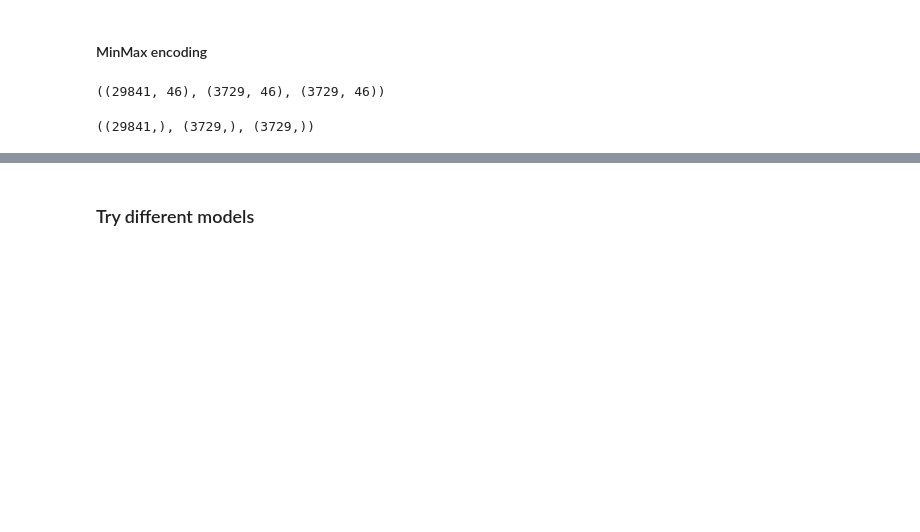
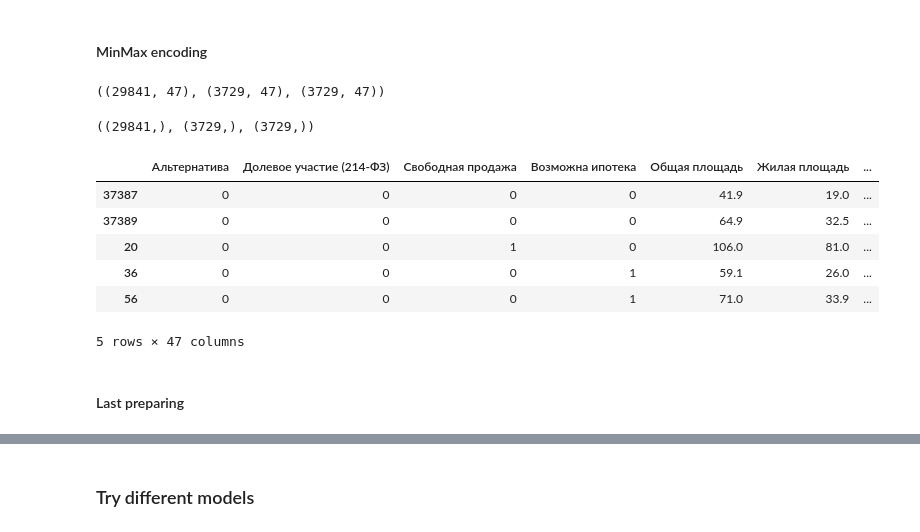
Before and after one commit to aleksanp/cian_prices, a Jupyter notebook: cian_prices.ipynb, the cells around one changed output, grey strips where cells are left out. Cells and saved outputs as stored; diff of their text form; code cells hidden in the pictures; blank space fills up the shorter version.

```diff
--- a/cian_prices.ipynb
+++ b/cian_prices.ipynb
@@ -1132,8 +1166,8 @@ x_test = x_test.drop('Дата обновления', axis=1)
 # %%
 def feature_encoding(features, encoder, x_train, x_valid, x_test,
-                     encoder_args=[], encoder_kwargs=dict(), y_train=None):
+                     y_train=None, *args, **kwargs):
 
-    encoder = encoder(*encoder_args, **encoder_kwargs)
+    encoder = encoder(*args, **kwargs)
     if y_train is not None:
         encoder.fit(x_train[features], y_train)
     else:
@@ -1170,16 +1204,12 @@ target_features = ['Название дома (ЖК)', 'ФИО продавца'
 target_cols_train, target_cols_valid, target_cols_test = (
     feature_encoding(
         target_features, TargetEncoder, x_train, x_valid,
-        x_test, y_train=y_train
-    )
-)
+        x_test, y_train=y_train))
 
 x_train, x_valid, x_test = (
     join_features(
         x_train, x_valid, x_test,
-        target_cols_train, target_cols_valid, target_cols_test
-    )
-)
+        target_cols_train, target_cols_valid, target_cols_test))
 # %%
 x_train[target_features]
 # %% [output]
@@ -1243,18 +1264,14 @@ Index(['Общая площадь', 'Жилая площадь', 'Площадь
 # %%
-scaled_features = ['Общая площадь', 'Жилая площадь', 'Площадь кухни', 'Время до метро',
-       'Цена от времени', 'Год', 'Месяц', 'Этаж', 'Этажей в доме',
-       'Лифт пассажирский (кол-во)', 'Лифт грузовой (кол-во)',
-       'Количество комнат', 'Высота потолков', 'Кол-во раздельных санузлов']
+# scaled_features = ['Общая площадь', 'Жилая площадь', 'Площадь кухни', 'Время до метро',
+#        'Цена от времени', 'Год', 'Месяц', 'Этаж', 'Этажей в доме',
+#        'Лифт пассажирский (кол-во)', 'Лифт грузовой (кол-во)',
+#        'Количество комнат', 'Высота потолков', 'Кол-во раздельных санузлов']
 
-scaled_cols_train, scaled_cols_valid, scaled_cols_test = (
-    feature_encoding(
-        scaled_features, StandardScaler, x_train, x_valid, x_test
-    )
-)
+# scaled_cols_train, scaled_cols_valid, scaled_cols_test = (
+#     feature_encoding(
+#         scaled_features, StandardScaler, x_train, x_valid, x_test))
 
-x_train, x_valid, x_test = (
-    join_features(
-        x_train, x_valid, x_test,
-        scaled_cols_train, scaled_cols_valid, scaled_cols_test
-    )
-)
+# x_train, x_valid, x_test = (
+#     join_features(
+#         x_train, x_valid, x_test,
+#         scaled_cols_train, scaled_cols_valid, scaled_cols_test))
@@ -1284,5 +1312,7 @@ x_train, x_valid, x_test = (
 # %%
+# Check
+
 x_train.shape, x_valid.shape, x_test.shape
 # %% [output]
-((29841, 46), (3729, 46), (3729, 46))
+((29841, 47), (3729, 47), (3729, 47))
 # %%
@@ -1289,3 +1321,15 @@ x_train.shape, x_valid.shape, x_test.shape
 y_train.shape, y_valid.shape, y_test.shape
 # %% [output]
 ((29841,), (3729,), (3729,))
+# %%
+x_train.head()
+# %% [output]
+|  | Альтернатива | Долевое участие (214-ФЗ) | Свободная продажа | Возможна ипотека | Общая площадь | Жилая площадь | ... |
+| 37387 | 0 | 0 | 0 | 0 | 41.9 | 19.0 | ... |
+| 37389 | 0 | 0 | 0 | 0 | 64.9 | 32.5 | ... |
+| 20 | 0 | 0 | 1 | 0 | 106.0 | 81.0 | ... |
+| 36 | 0 | 0 | 0 | 1 | 59.1 | 26.0 | ... |
+| 56 | 0 | 0 | 0 | 1 | 71.0 | 33.9 | ... |
+5 rows × 47 columns
+# %% [markdown]
+#### Last preparing
```
Also changed, not shown: parts of 61 cells of this notebook.
